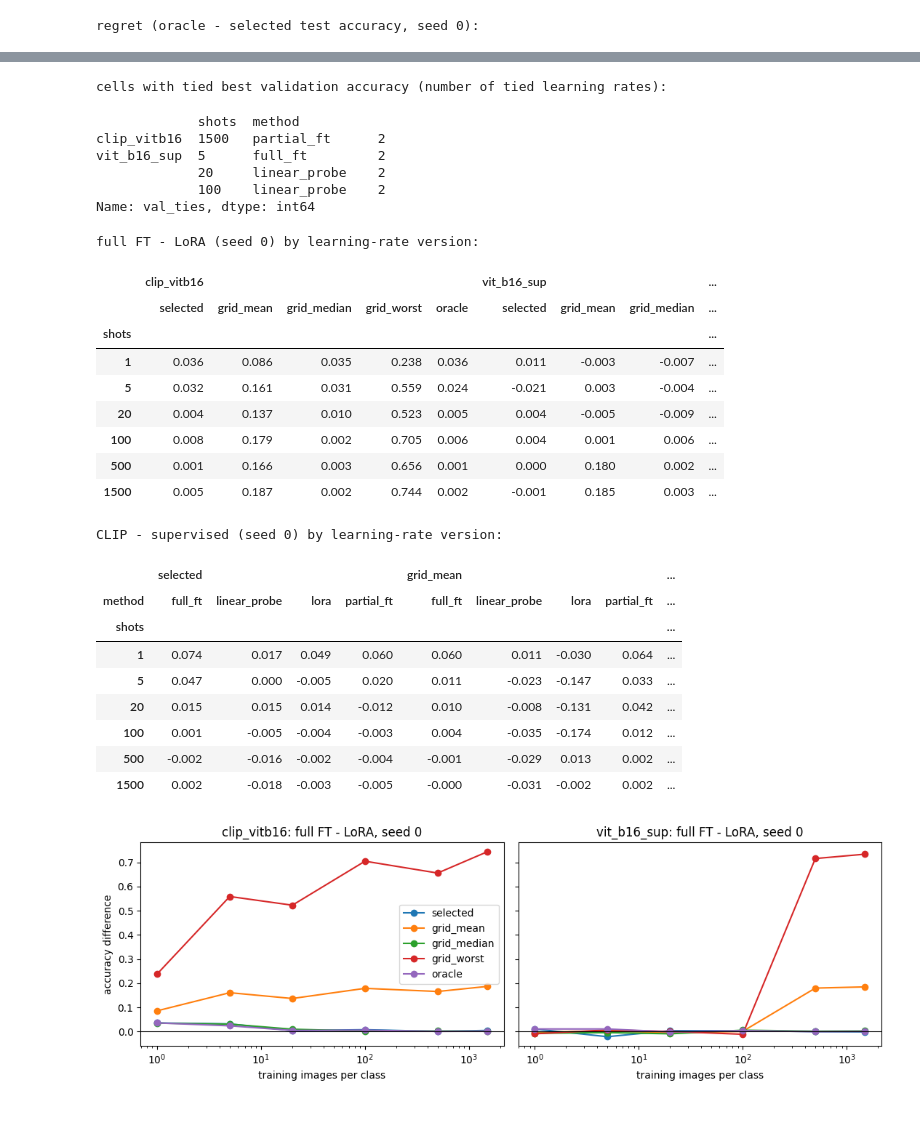
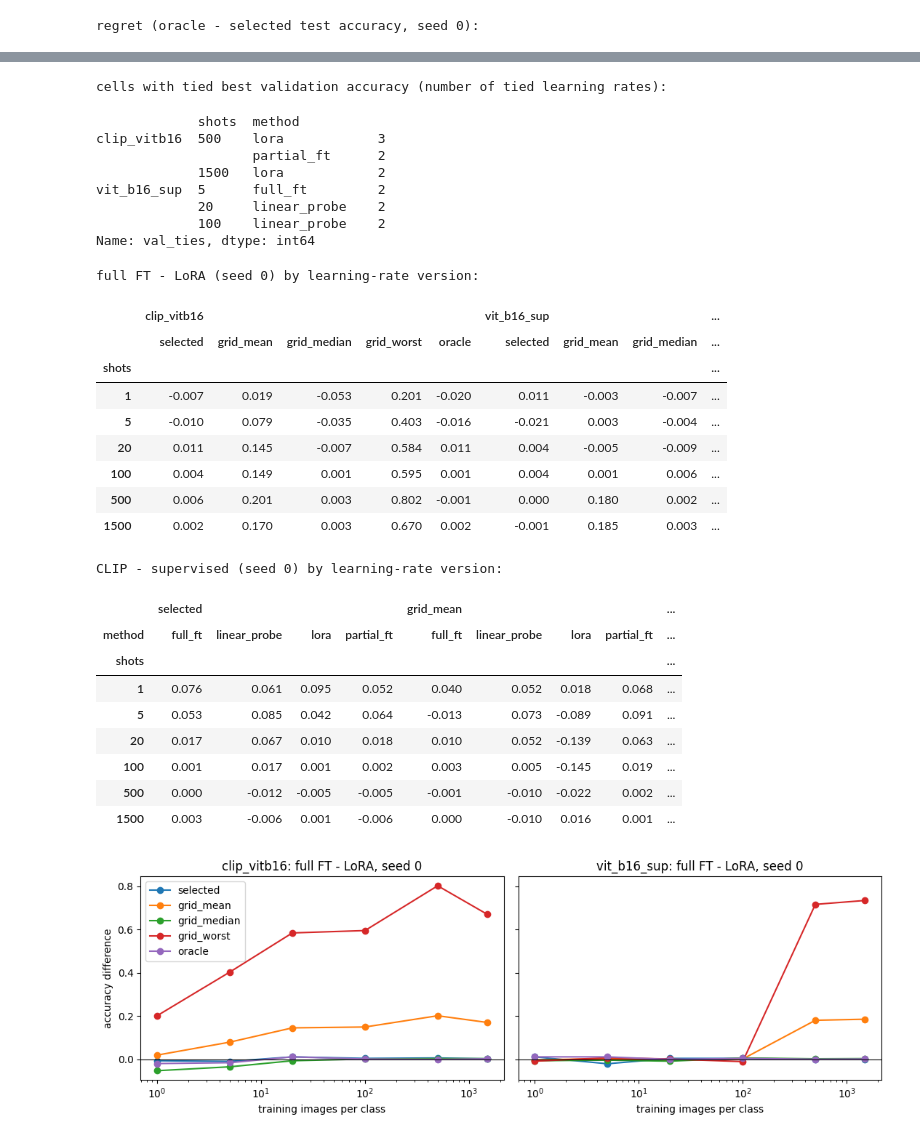
Before and after one commit to capialbino/ml4cv-low-data-finetuning, a Jupyter notebook: low_data_finetuning.ipynb, the cells around one changed output, grey strips where cells are left out. Saved outputs shown, nothing was run; the diff lists cells and outputs as text; code cells hidden in the pictures.

```diff
--- a/low_data_finetuning.ipynb
+++ b/low_data_finetuning.ipynb
@@ -989,0 +976,20 @@ EuroSAT, test accuracy at the validation-selected learning rate, mean +- std ove
+# %%
+# Experiment 4: the tuned protocol on Flowers102 and Pets, both backbones; one log per dataset.
+TUNED_SHOTS = {'flowers102': [1, 5, 10], 'pets': [1, 5, 20]}
+TUNED_GRID = {  # method: (tuned hyperparameter, values); the EuroSAT grid plus one value beyond each edge
+    'linear_probe': ('head_lr', [3e-4, 1e-3, 3e-3, 1e-2, 3e-2]),
+    'partial_ft': ('body_lr', [1e-6, 3e-6, 1e-5, 3e-5, 1e-4, 3e-4]),
+    'full_ft': ('body_lr', [1e-6, 3e-6, 1e-5, 3e-5, 1e-4, 3e-4]),
+    'lora': ('body_lr', [5e-5, 1.5e-4, 5e-4, 1.5e-3, 5e-3, 1.5e-2]),
+}
+TUNED = {ds: RunLog(f'tuned_{ds}') for ds in TUNED_SHOTS}
+
+def run_tuned(dataset, backbone, method, shots, lr, seed):
+    split, train_ds = tuned_data(dataset, backbone)
+    return run_tuned_lr(split, train_ds, backbone, method, shots, lr, seed, TUNED_GRID)
+
+for ds_ in TUNED_SHOTS:
+    for bb_ in BACKBONES:
+        for shots_ in TUNED_SHOTS[ds_]:
+            for method_, (_, lrs_) in TUNED_GRID.items():
+                tune_lr(TUNED[ds_], lambda lr, seed: run_tuned(ds_, bb_, method_, shots_, lr, seed), lrs_, backbone=bb_, method=method_, shots=shots_)
@@ -989,0 +1133,15 @@ EuroSAT, test accuracy at the validation-selected learning rate, mean +- std ove
+# %%
+# Ablation runs: one factor changed at a time on Flowers102 / CLIP / 1 and 5 shots; resumable, one CSV row per run.
+ABLATION = RunLog('ablation')
+ABL_DATASET, ABL_BACKBONE, ABL_SHOTS = 'flowers102', 'clip_vitb16', [1, 5]
+# (study, method, hyperparameter of run_one, values to run); the main-study value of each factor is not re-run (taken from Experiment 1)
+ABLATIONS = [
+    ('lora_rank', 'lora', 'lora_rank', [1, 2, 4, 16]),
+    ('partial_k', 'partial_ft', 'partial_k', [1, 2, 8, 12]),
+    ('lp_min_steps', 'linear_probe', 'min_steps', [500]),
+    ('lp_head_lr', 'linear_probe', 'head_lr', [1e-2]),
+]
+for (study, method, var, values), value, k, s in ((a, v, k, s) for a in ABLATIONS for v in a[3] for k in ABL_SHOTS for s in SEEDS):
+    if not ABLATION.done(study=study, value=float(value), shots=k, seed=s):
+        ABLATION.record(dict(study=study, method=method, value=value, shots=k, seed=s),
+                        lambda: dict(test_acc=run_one(ABL_DATASET, ABL_BACKBONE, method, k, s, **{var: value})))
@@ -1117,12 +1342,12 @@ A verdict is called *robust* if the sign and the tie status (|difference| < 0.01
 # %%
 # Check 1: sensitivity of the verdicts to the learning-rate choice (EuroSAT, seed 0, existing runs only).
 sens = {}
-for bb_ in SCALE_BACKBONES:
-    s0_ = scale_rows(bb_)
+for bb_ in BACKBONES:
+    s0_ = SCALE[bb_].rows()
+    selected = best_lr(s0_, ['shots', 'method']).set_index(['shots', 'method']).test_acc  # validation-selected lr, as in the study
     s0_ = s0_[s0_.seed == 0]
     g_ = s0_.groupby(['shots', 'method'])
-    selected = s0_.loc[g_.val_acc.idxmax()].set_index(['shots', 'method']).test_acc  # validation-selected lr, as in the study
-    # grid_median was added after the first run: the mean and the worst lr are dominated by diverged runs (see the findings)
+    # grid_median is robust to the diverged runs that dominate the grid mean and the worst lr (post hoc, see the findings)
     sens[bb_] = pd.DataFrame({'selected': selected, 'grid_mean': g_.test_acc.mean(), 'grid_median': g_.test_acc.median(),
                               'grid_worst': g_.test_acc.min(), 'oracle': g_.test_acc.max()})
     # cells where several learning rates share the best validation accuracy: the choice among them is arbitrary (first in the grid)
@@ -1147,7 +1372,7 @@ print('CLIP - supervised (seed 0) by learning-rate version:')
 display(gap_h3)
 
 fig, axes = plt.subplots(1, 2, figsize=(11, 3.8), sharey=True)
-for ax, bb_ in zip(axes, SCALE_BACKBONES):
+for ax, bb_ in zip(axes, BACKBONES):
     for v in VARIANTS:
         ax.plot(gap_h2[(bb_, v)].index, gap_h2[(bb_, v)].values, marker='o', label=v)
     ax.axhline(0, color='k', lw=0.8)
@@ -1169,35 +1394,37 @@ regret (oracle - selected test accuracy, seed 0):
 | vit_b16_sup | 1 | 0.000 | 0.011 | 0.000 | 0.000 |
 |  | 5 | 0.032 | 0.006 | 0.000 | 0.000 |
 |  | 20 | 0.000 | 0.010 | 0.005 | 0.000 |
 |  | 100 | 0.000 | 0.003 | 0.000 | 0.000 |
 |  | 500 | 0.000 | 0.000 | 0.001 | 0.000 |
 |  | 1500 | 0.002 | 0.001 | 0.000 | 0.000 |
 cells with tied best validation accuracy (number of tied learning rates):
              shots  method
-clip_vitb16  1500   partial_ft      2
+clip_vitb16  500    lora            3
+                    partial_ft      2
+             1500   lora            2
 vit_b16_sup  5      full_ft         2
              20     linear_probe    2
              100    linear_probe    2
 Name: val_ties, dtype: int64
 full FT - LoRA (seed 0) by learning-rate version:
 |  | clip_vitb16 |  |  |  |  | vit_b16_sup |  |  | ... |
 |  | selected | grid_mean | grid_median | grid_worst | oracle | selected | grid_mean | grid_median | ... |
 | shots |  |  |  |  |  |  |  |  | ... |
-| 1 | 0.036 | 0.086 | 0.035 | 0.238 | 0.036 | 0.011 | -0.003 | -0.007 | ... |
-| 5 | 0.032 | 0.161 | 0.031 | 0.559 | 0.024 | -0.021 | 0.003 | -0.004 | ... |
-| 20 | 0.004 | 0.137 | 0.010 | 0.523 | 0.005 | 0.004 | -0.005 | -0.009 | ... |
-| 100 | 0.008 | 0.179 | 0.002 | 0.705 | 0.006 | 0.004 | 0.001 | 0.006 | ... |
-| 500 | 0.001 | 0.166 | 0.003 | 0.656 | 0.001 | 0.000 | 0.180 | 0.002 | ... |
-| 1500 | 0.005 | 0.187 | 0.002 | 0.744 | 0.002 | -0.001 | 0.185 | 0.003 | ... |
+| 1 | -0.007 | 0.019 | -0.053 | 0.201 | -0.020 | 0.011 | -0.003 | -0.007 | ... |
+| 5 | -0.010 | 0.079 | -0.035 | 0.403 | -0.016 | -0.021 | 0.003 | -0.004 | ... |
+| 20 | 0.011 | 0.145 | -0.007 | 0.584 | 0.011 | 0.004 | -0.005 | -0.009 | ... |
+| 100 | 0.004 | 0.149 | 0.001 | 0.595 | 0.001 | 0.004 | 0.001 | 0.006 | ... |
+| 500 | 0.006 | 0.201 | 0.003 | 0.802 | -0.001 | 0.000 | 0.180 | 0.002 | ... |
+| 1500 | 0.002 | 0.170 | 0.003 | 0.670 | 0.002 | -0.001 | 0.185 | 0.003 | ... |
 CLIP - supervised (seed 0) by learning-rate version:
 |  | selected |  |  |  | grid_mean |  |  |  | ... |
 | method | full_ft | linear_probe | lora | partial_ft | full_ft | linear_probe | lora | partial_ft | ... |
 | shots |  |  |  |  |  |  |  |  | ... |
-| 1 | 0.074 | 0.017 | 0.049 | 0.060 | 0.060 | 0.011 | -0.030 | 0.064 | ... |
-| 5 | 0.047 | 0.000 | -0.005 | 0.020 | 0.011 | -0.023 | -0.147 | 0.033 | ... |
-| 20 | 0.015 | 0.015 | 0.014 | -0.012 | 0.010 | -0.008 | -0.131 | 0.042 | ... |
-| 100 | 0.001 | -0.005 | -0.004 | -0.003 | 0.004 | -0.035 | -0.174 | 0.012 | ... |
-| 500 | -0.002 | -0.016 | -0.002 | -0.004 | -0.001 | -0.029 | 0.013 | 0.002 | ... |
-| 1500 | 0.002 | -0.018 | -0.003 | -0.005 | -0.000 | -0.031 | -0.002 | 0.002 | ... |
+| 1 | 0.076 | 0.061 | 0.095 | 0.052 | 0.040 | 0.052 | 0.018 | 0.068 | ... |
+| 5 | 0.053 | 0.085 | 0.042 | 0.064 | -0.013 | 0.073 | -0.089 | 0.091 | ... |
+| 20 | 0.017 | 0.067 | 0.010 | 0.018 | 0.010 | 0.052 | -0.139 | 0.063 | ... |
+| 100 | 0.001 | 0.017 | 0.001 | 0.002 | 0.003 | 0.005 | -0.145 | 0.019 | ... |
+| 500 | 0.000 | -0.012 | -0.005 | -0.005 | -0.001 | -0.010 | -0.022 | 0.002 | ... |
+| 1500 | 0.003 | -0.006 | 0.001 | -0.006 | 0.000 | -0.010 | 0.016 | 0.001 | ... |
-[figure, old version]
+[figure, new version]
 # %% [markdown]
```
Also changed, not shown: parts of 69 cells of this notebook, 11 other files.
